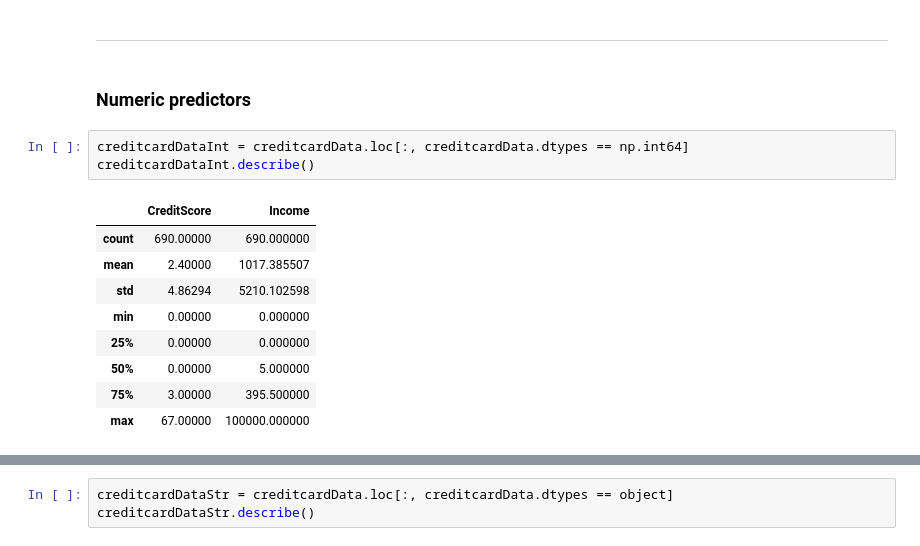
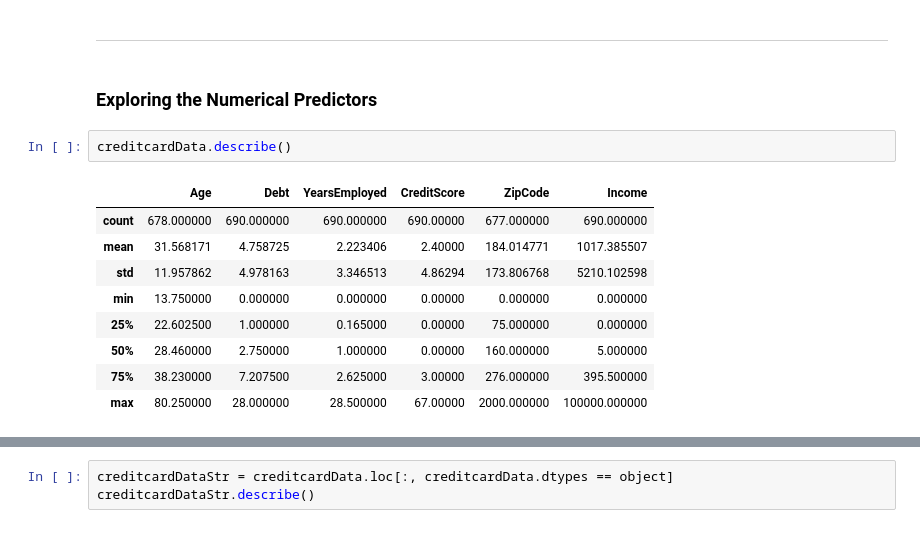
Before and after one commit to niyaojiayou/SC1015, a Jupyter notebook: SC1015 Mini Project.ipynb, the cells around one changed output, grey strips where cells are left out. Saved outputs shown, nothing was run; the diff lists cells and outputs as text.

```diff
--- a/SC1015 Mini Project.ipynb
+++ b/SC1015 Mini Project.ipynb
@@ -78,17 +78,16 @@ We see that the percentage of approved credit card is  44.49%, which is slightly
 # %% [markdown]
 ---
 # %% [markdown]
-### Numeric predictors
+### Exploring the Numerical Predictors
 # %%
-creditcardDataInt = creditcardData.loc[:, creditcardData.dtypes == np.int64]
-creditcardDataInt.describe()
+creditcardData.describe()
 # %% [output]
-|  | CreditScore | Income |
-| count | 690.00000 | 690.000000 |
-| mean | 2.40000 | 1017.385507 |
-| std | 4.86294 | 5210.102598 |
-| min | 0.00000 | 0.000000 |
-| 25% | 0.00000 | 0.000000 |
-| 50% | 0.00000 | 5.000000 |
-| 75% | 3.00000 | 395.500000 |
-| max | 67.00000 | 100000.000000 |
+|  | Age | Debt | YearsEmployed | CreditScore | ZipCode | Income |
+| count | 678.000000 | 690.000000 | 690.000000 | 690.00000 | 677.000000 | 690.000000 |
+| mean | 31.568171 | 4.758725 | 2.223406 | 2.40000 | 184.014771 | 1017.385507 |
+| std | 11.957862 | 4.978163 | 3.346513 | 4.86294 | 173.806768 | 5210.102598 |
+| min | 13.750000 | 0.000000 | 0.000000 | 0.00000 | 0.000000 | 0.000000 |
+| 25% | 22.602500 | 1.000000 | 0.165000 | 0.00000 | 75.000000 | 0.000000 |
+| 50% | 28.460000 | 2.750000 | 1.000000 | 0.00000 | 160.000000 | 5.000000 |
+| 75% | 38.230000 | 7.207500 | 2.625000 | 3.00000 | 276.000000 | 395.500000 |
+| max | 80.250000 | 28.000000 | 28.500000 | 67.00000 | 2000.000000 | 100000.000000 |
```
Also changed, not shown: parts of 34 cells of this notebook.
